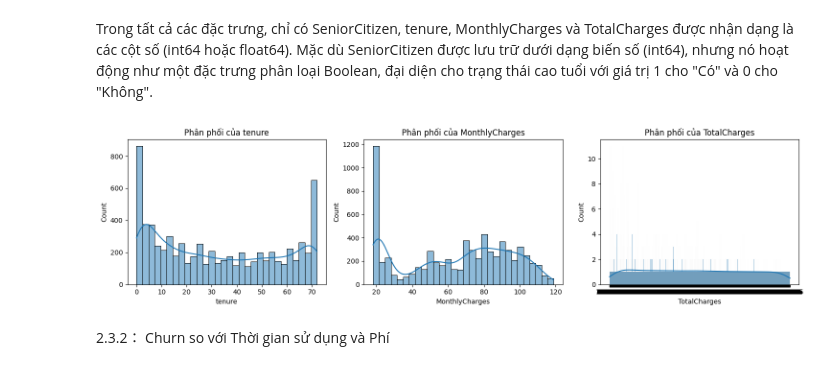
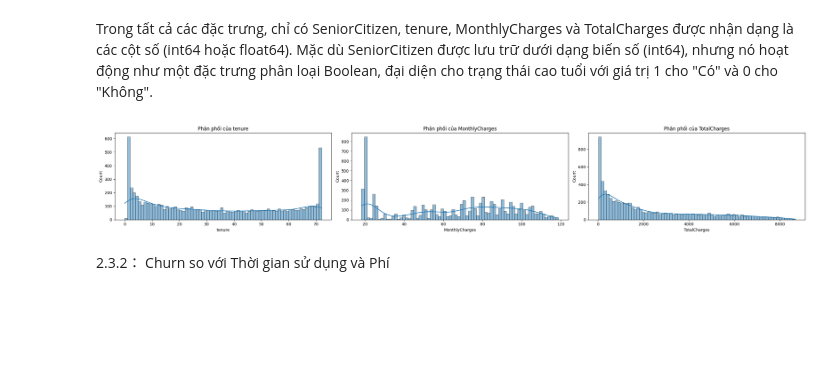
Before and after one commit to xuandieu09-mn/Customer-churn-classification, a Jupyter notebook: notebooks/crisp-dm-methodology-for-a-customer-churn.ipynb, the cells around one changed output. Cells and saved outputs as stored; diff of their text form; code cells hidden in the pictures; blank space fills up the shorter version.

```diff
--- a/notebooks/crisp-dm-methodology-for-a-customer-churn.ipynb
+++ b/notebooks/crisp-dm-methodology-for-a-customer-churn.ipynb
@@ -30,9 +26,8 @@ from sklearn.pipeline import Pipeline
 # %%
-
 import pandas as pd
 
 # Tải bộ dữ liệu Telco Customer Churn gốc được công bố bởi BlastChar
-df = pd.read_csv('../data/WA_Fn-UseC_-Telco-Customer-Churn.csv', encoding='utf-8')
+df = pd.read_csv('../data/Customer_Churn.csv', encoding='utf-8')
 # Hiển thị danh sách tên cột
 print("Tên các cột:", df.columns.tolist())
 
@@ -80,20 +98,20 @@ Trong tất cả các đặc trưng, chỉ có SeniorCitizen, tenure, MonthlyCha
 # %%
 import matplotlib.pyplot as plt
 import seaborn as sns
 
 # Chọn các cột số
 numeric_cols = ['tenure', 'MonthlyCharges', 'TotalCharges']
 
-# Vẽ biểu đồ phân phối
-plt.figure(figsize=(15, 4))
+# Vẽ biểu đồ phân phối, tô màu cột là xanh nếu gender male > gender female, ngược lại tô màu đỏ
+plt.figure(figsize=(25, 4))
 for i, col in enumerate(numeric_cols):
     plt.subplot(1, 3, i + 1)
-    sns.histplot(df[col], kde=True, bins=30)
+    sns.histplot(df[col], kde=True, bins=72)
     plt.title(f'Phân phối của {col}')
 plt.tight_layout()
 plt.show()
 # %% [output]
-[figure, old version]
+[figure, new version]
 # %% [markdown]
 2.3.2： Churn so với Thời gian sử dụng và Phí
 # %%
```
Also changed, not shown: parts of 22 cells of this notebook, 4 other files.
